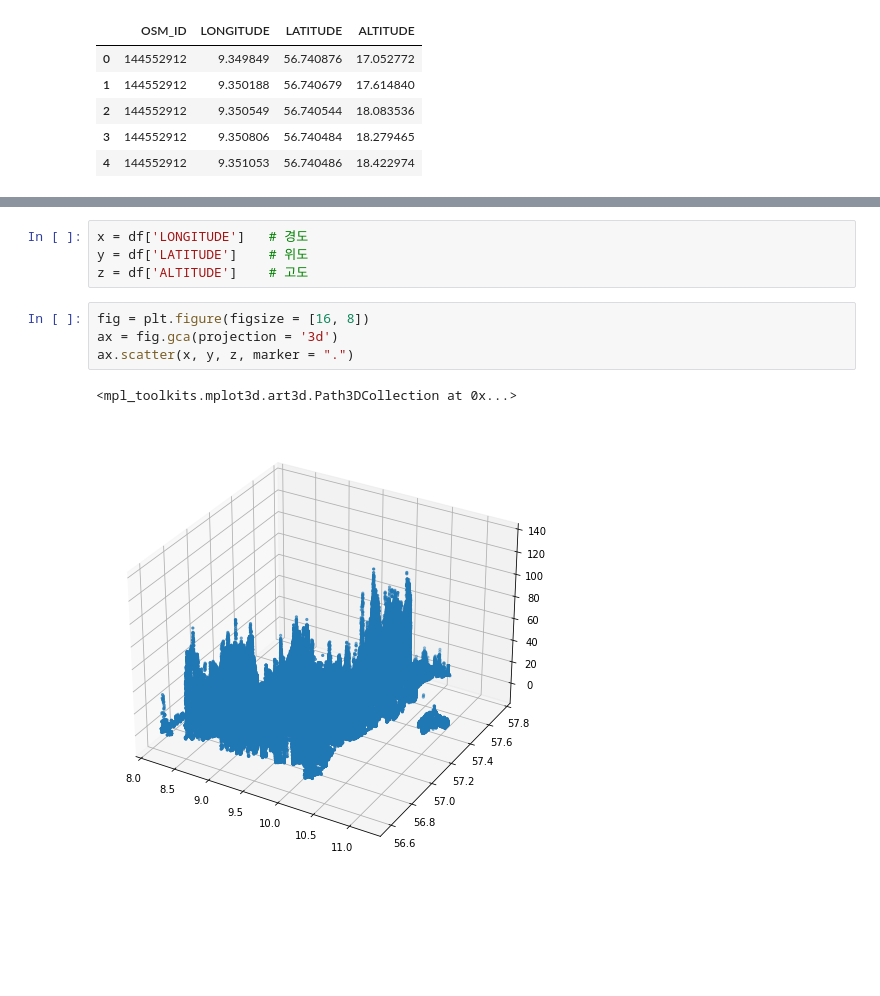
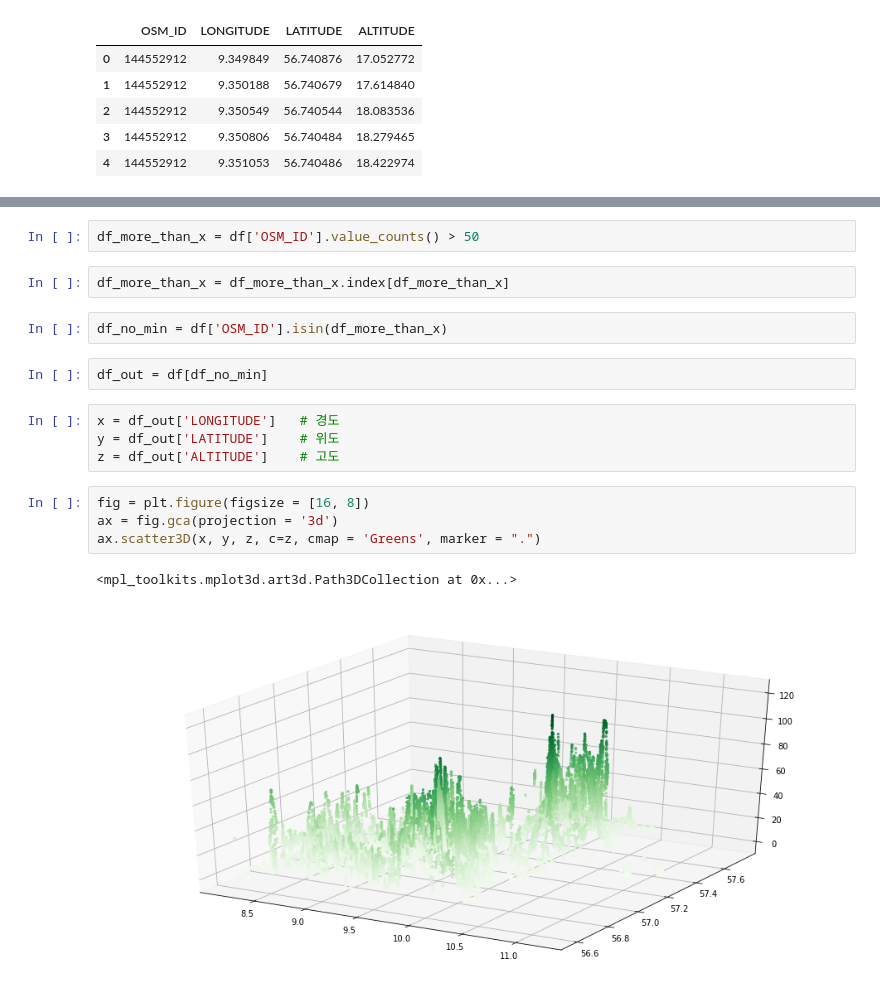
Before and after one commit to Sensodyne/IT_for_Smart_City_HW, a Jupyter notebook: hw5/hw5.ipynb, the cells around one changed output, grey strips where cells are left out. Saved outputs shown, nothing was run; the diff lists cells and outputs as text; blank space fills up the shorter version.

```diff
--- a/hw5/hw5.ipynb
+++ b/hw5/hw5.ipynb
@@ -16,12 +36,20 @@ df.head()
+# %%
+df_more_than_x = df['OSM_ID'].value_counts() > 50
+# %%
+df_more_than_x = df_more_than_x.index[df_more_than_x]
+# %%
+df_no_min = df['OSM_ID'].isin(df_more_than_x)
+# %%
+df_out = df[df_no_min]
 # %%
-x = df['LONGITUDE']   # 경도
-y = df['LATITUDE']    # 위도
-z = df['ALTITUDE']    # 고도
+x = df_out['LONGITUDE']   # 경도
+y = df_out['LATITUDE']    # 위도
+z = df_out['ALTITUDE']    # 고도
 # %%
 fig = plt.figure(figsize = [16, 8])
 ax = fig.gca(projection = '3d')
-ax.scatter(x, y, z, marker = ".")
+ax.scatter3D(x, y, z, c=z, cmap = 'Greens', marker = ".")
 # %% [output]
 <mpl_toolkits.mplot3d.art3d.Path3DCollection at 0x...>
-[figure, old version]
+[figure, new version]
 # %%
```
Also changed, not shown: parts of 11 cells of this notebook, 1 other file.
